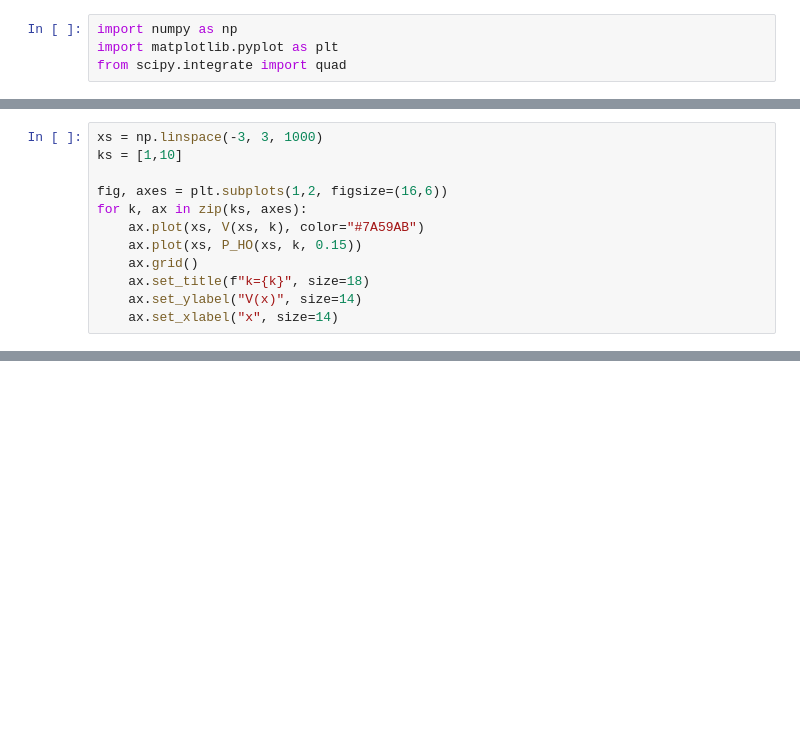
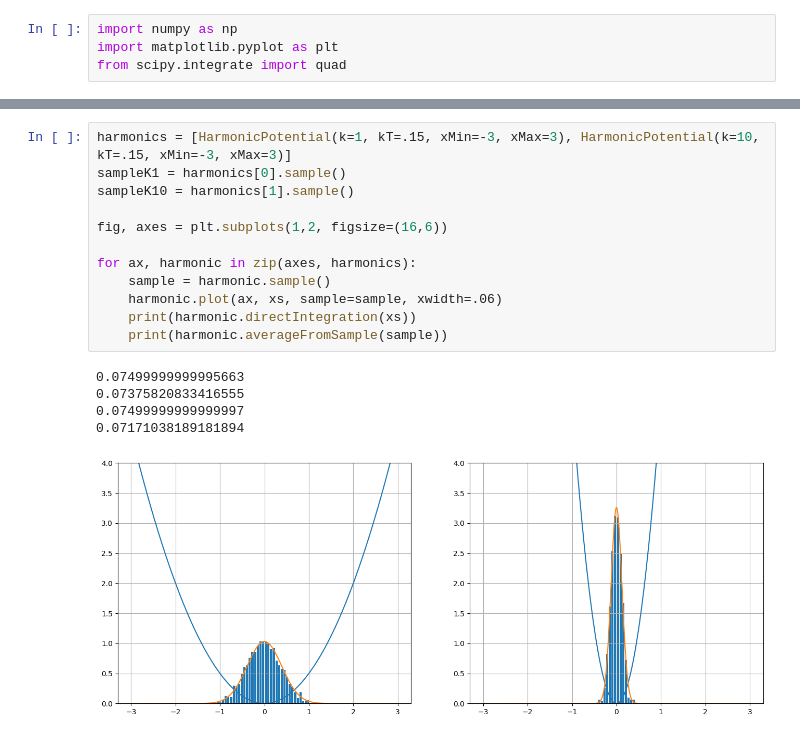
Before and after one commit to Asged/CompPhys, a Jupyter notebook: Week 02/W02A.ipynb, the cells around one changed output, grey strips where cells are left out. Cells and saved outputs as stored; diff of their text form; blank space fills up the shorter version.

```diff
--- a/Week 02/W02A.ipynb
+++ b/Week 02/W02A.ipynb
@@ -11,12 +4,0 @@ def P_HO(x, k, kT):
-# %%
-xs = np.linspace(-3, 3, 1000)
-ks = [1,10]
-
-fig, axes = plt.subplots(1,2, figsize=(16,6))
-for k, ax in zip(ks, axes):
-    ax.plot(xs, V(xs, k), color="#7A59AB")
-    ax.plot(xs, P_HO(xs, k, 0.15))
-    ax.grid()
-    ax.set_title(f"k={k}", size=18)
-    ax.set_ylabel("V(x)", size=14)
-    ax.set_xlabel("x", size=14)
@@ -56,0 +62,18 @@ for ax, harmonic in zip(axes, harmonics):
+# %%
+harmonics = [HarmonicPotential(k=1, kT=.15, xMin=-3, xMax=3), HarmonicPotential(k=10, kT=.15, xMin=-3, xMax=3)]
+sampleK1 = harmonics[0].sample()
+sampleK10 = harmonics[1].sample()
+
+fig, axes = plt.subplots(1,2, figsize=(16,6))
+
+for ax, harmonic in zip(axes, harmonics):
+    sample = harmonic.sample()
+    harmonic.plot(ax, xs, sample=sample, xwidth=.06)
+    print(harmonic.directIntegration(xs))
+    print(harmonic.averageFromSample(sample))
+# %% [output]
+0.07499999999995663
+0.07375820833416555
+0.07499999999999997
+0.07171038189181894
+[figure, added]
```
Also changed, not shown: parts of 6 cells of this notebook.
